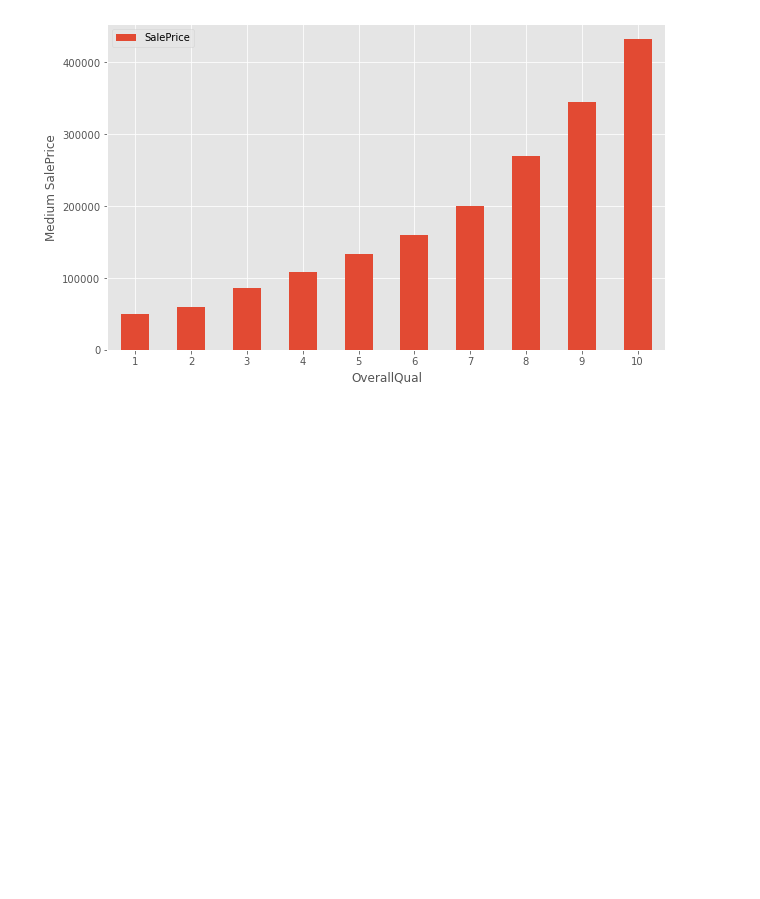
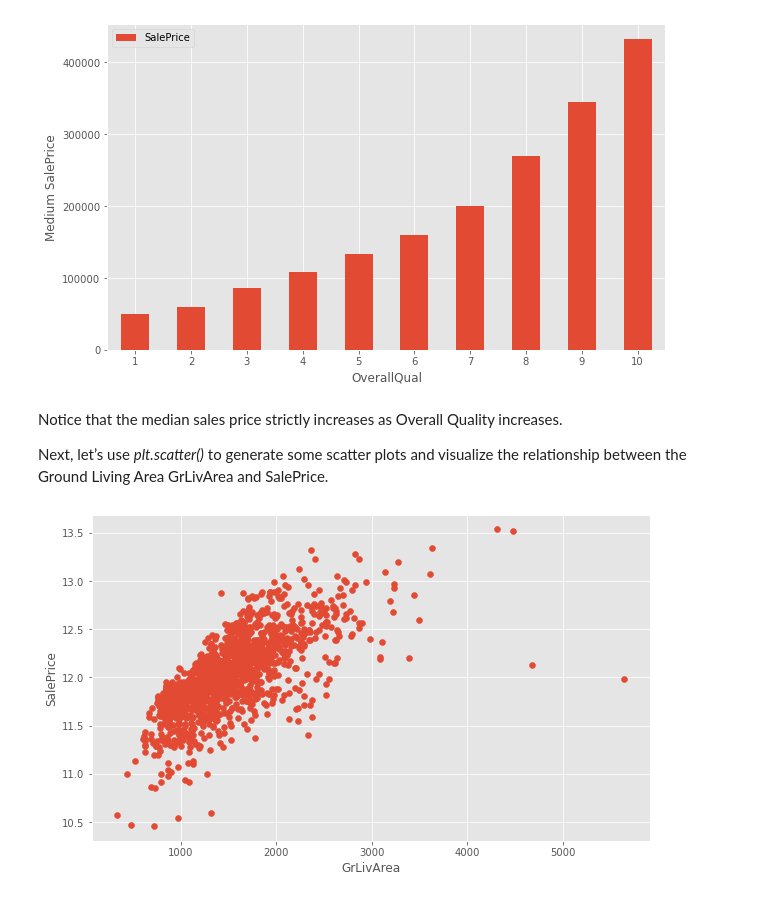
Before and after one commit to biad-iritie/House-Prices-Competition, a Jupyter notebook: index.ipynb, the cells around one changed output. Cells and saved outputs as stored; diff of their text form; code cells hidden in the pictures; blank space fills up the shorter version.

```diff
--- a/index.ipynb
+++ b/index.ipynb
@@ -224,3 +224,14 @@ plt.xticks(rotation=0)
 plt.show()
 # %% [output]
 [figure]
+# %% [markdown]
+Notice that the median sales price strictly increases as Overall Quality increases.
+
+Next, let’s use *plt.scatter()* to generate some scatter plots and visualize the relationship between the Ground Living Area GrLivArea and SalePrice.
+# %%
+plt.scatter(x=train["GrLivArea"],y=target)
+plt.xlabel("GrLivArea")
+plt.ylabel("SalePrice")
+plt.show()
+# %% [output]
+[figure, added]
```
Also changed, not shown: parts of 5 cells of this notebook.
